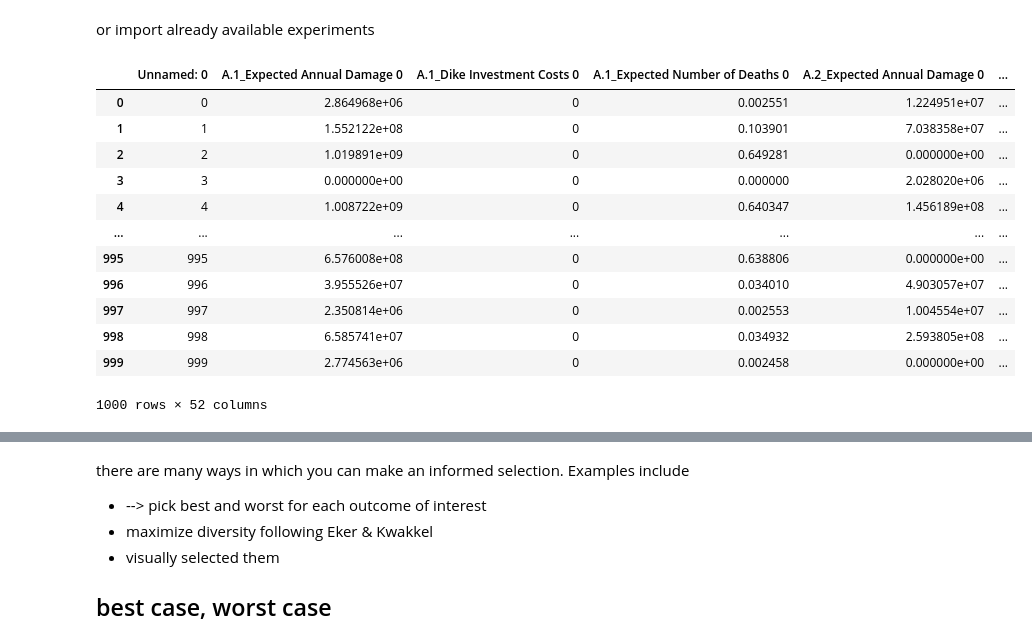
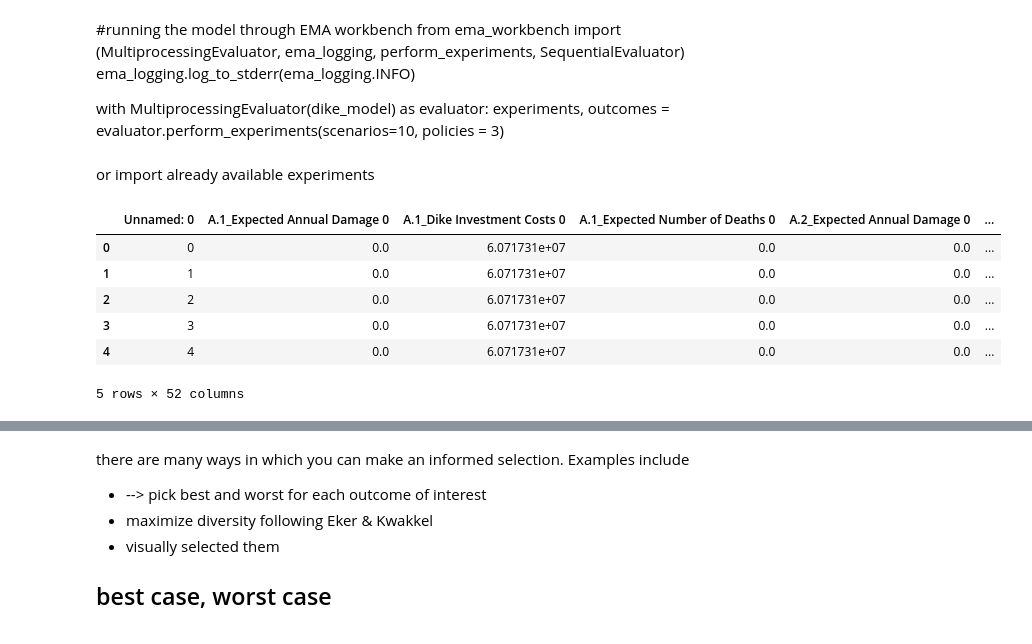
Before and after one commit to ArieTieszoon/ModelBasedDecisionMaking_G18, a Jupyter notebook: Give files/Multi Scenario MORDM.ipynb, the cells around one changed output, grey strips where cells are left out. Drawn from its saved outputs; the diff is of its cells as text; code cells hidden in the pictures.

```diff
--- a/Give files/Multi Scenario MORDM.ipynb
+++ b/Give files/Multi Scenario MORDM.ipynb
@@ -70,25 +45,27 @@ with MultiprocessingEvaluator(dike_model) as evaluator:
+# %% [markdown]
+#running the model through EMA workbench
+from ema_workbench import (MultiprocessingEvaluator, ema_logging,
+                           perform_experiments, SequentialEvaluator)
+ema_logging.log_to_stderr(ema_logging.INFO)
+
+with MultiprocessingEvaluator(dike_model) as evaluator:
+    experiments, outcomes = evaluator.perform_experiments(scenarios=10, policies = 3)
 # %% [markdown]
 or import already available experiments
 # %%
-#import pandas as pd
-##from ema_workbench import load_results
-#
-##experiments, outcomes = load_results('mordm_42.tar.gz')
-##y = outcomes['utility'] < 0.35
-#experiments = pd.read_csv('outcomes/Experiments_from_Exploration_1000scenarios_pf5.csv')
-#outcomes = pd.read_csv('outcomes/Outcomes_from_Exploration_1000scenarios_pf5.csv')
-#outcomes
+import pandas as pd
+#from ema_workbench import load_results
+
+#experiments, outcomes = load_results('mordm_42.tar.gz')
+#y = outcomes['utility'] < 0.35
+experiments = pd.read_csv('outcomes/Experiments_from_Exploration_1000scenarios_100Policies_pf5.csv')
+outcomes = pd.read_csv('outcomes/Outcomes_from_Exploration_1000scenarios_100Policies_pf5.csv')
+outcomes.head()
 # %% [output]
 |  | Unnamed: 0 | A.1_Expected Annual Damage 0 | A.1_Dike Investment Costs 0 | A.1_Expected Number of Deaths 0 | A.2_Expected Annual Damage 0 | ... |
-| 0 | 0 | 2.864968e+06 | 0 | 0.002551 | 1.224951e+07 | ... |
-| 1 | 1 | 1.552122e+08 | 0 | 0.103901 | 7.038358e+07 | ... |
-| 2 | 2 | 1.019891e+09 | 0 | 0.649281 | 0.000000e+00 | ... |
-| 3 | 3 | 0.000000e+00 | 0 | 0.000000 | 2.028020e+06 | ... |
-| 4 | 4 | 1.008722e+09 | 0 | 0.640347 | 1.456189e+08 | ... |
-| ... | ... | ... | ... | ... | ... | ... |
-| 995 | 995 | 6.576008e+08 | 0 | 0.638806 | 0.000000e+00 | ... |
-| 996 | 996 | 3.955526e+07 | 0 | 0.034010 | 4.903057e+07 | ... |
-| 997 | 997 | 2.350814e+06 | 0 | 0.002553 | 1.004554e+07 | ... |
-| 998 | 998 | 6.585741e+07 | 0 | 0.034932 | 2.593805e+08 | ... |
-| 999 | 999 | 2.774563e+06 | 0 | 0.002458 | 0.000000e+00 | ... |
+| 0 | 0 | 0.0 | 6.071731e+07 | 0.0 | 0.0 | ... |
+| 1 | 1 | 0.0 | 6.071731e+07 | 0.0 | 0.0 | ... |
+| 2 | 2 | 0.0 | 6.071731e+07 | 0.0 | 0.0 | ... |
+| 3 | 3 | 0.0 | 6.071731e+07 | 0.0 | 0.0 | ... |
+| 4 | 4 | 0.0 | 6.071731e+07 | 0.0 | 0.0 | ... |
-1000 rows × 52 columns
+5 rows × 52 columns
```
Also changed, not shown: parts of 32 cells of this notebook, 7 other files.
